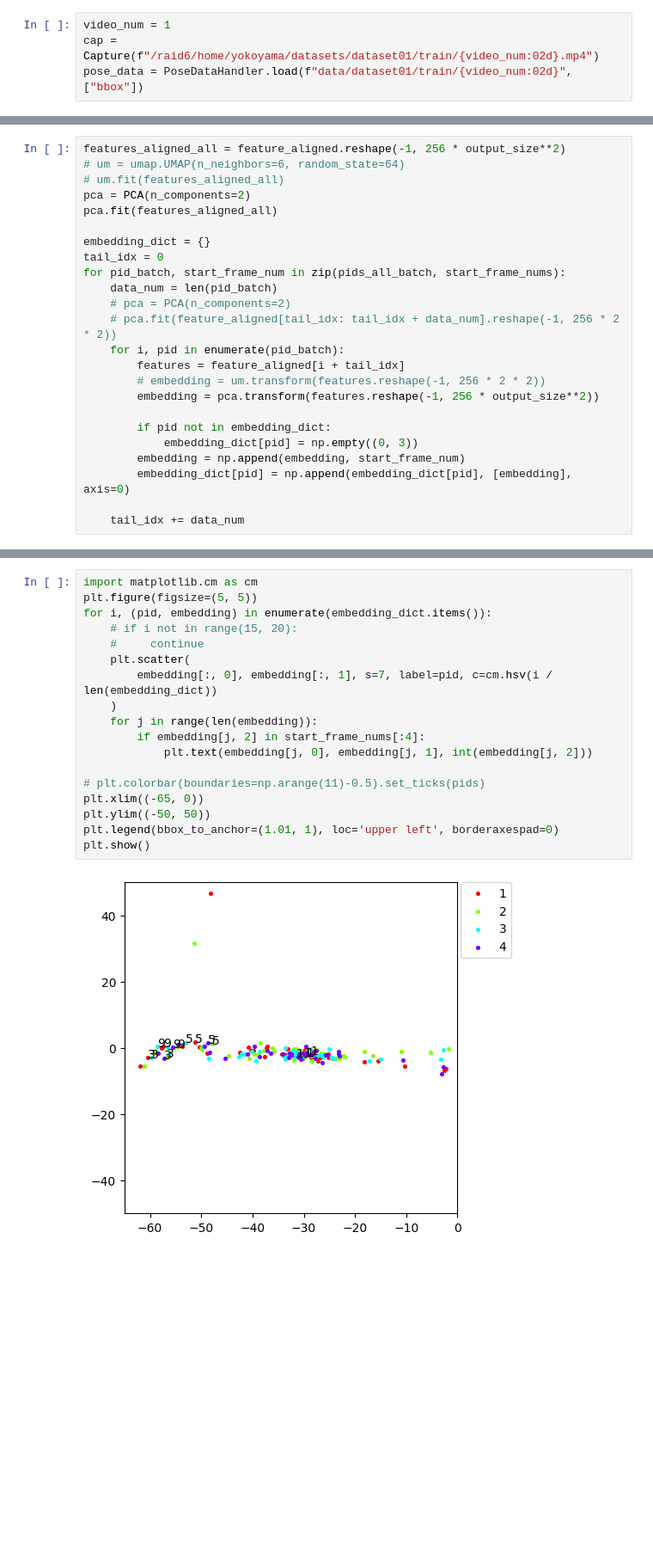
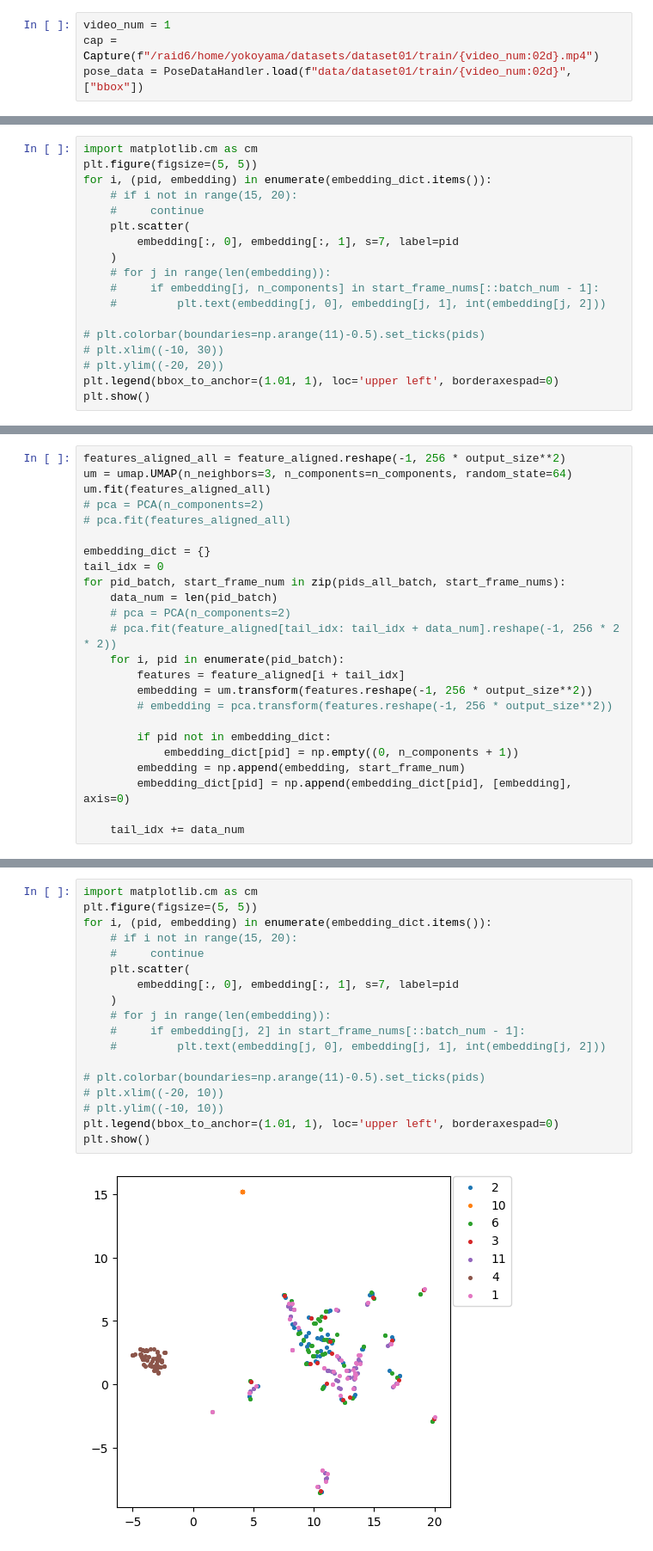
Before and after one commit to kojikojiprg/individual_anomaly, a Jupyter notebook: notebooks/individual/test_i3d_roialign.ipynb, the cells around one changed output, grey strips where cells are left out. Shown at 86% size. Drawn from its saved outputs; the diff is of its cells as text; blank space fills up the shorter version.

```diff
--- a/notebooks/individual/test_i3d_roialign.ipynb
+++ b/notebooks/individual/test_i3d_roialign.ipynb
@@ -192,0 +207,18 @@ pids_all_batch = [
+# %%
+import matplotlib.cm as cm
+plt.figure(figsize=(5, 5))
+for i, (pid, embedding) in enumerate(embedding_dict.items()):
+    # if i not in range(15, 20):
+    #     continue
+    plt.scatter(
+        embedding[:, 0], embedding[:, 1], s=7, label=pid
+    )
+    # for j in range(len(embedding)):
+    #     if embedding[j, n_components] in start_frame_nums[::batch_num - 1]:
+    #         plt.text(embedding[j, 0], embedding[j, 1], int(embedding[j, 2]))
+
+# plt.colorbar(boundaries=np.arange(11)-0.5).set_ticks(pids)
+# plt.xlim((-10, 30))
+# plt.ylim((-20, 20))
+plt.legend(bbox_to_anchor=(1.01, 1), loc='upper left', borderaxespad=0)
+plt.show()
@@ -193,9 +227,9 @@ pids_all_batch = [
 # %%
 features_aligned_all = feature_aligned.reshape(-1, 256 * output_size**2)
-# um = umap.UMAP(n_neighbors=6, random_state=64)
-# um.fit(features_aligned_all)
-pca = PCA(n_components=2)
-pca.fit(features_aligned_all)
+um = umap.UMAP(n_neighbors=3, n_components=n_components, random_state=64)
+um.fit(features_aligned_all)
+# pca = PCA(n_components=2)
+# pca.fit(features_aligned_all)
 
 embedding_dict = {}
 tail_idx = 0
@@ -205,11 +239,11 @@ for pid_batch, start_frame_num in zip(pids_all_batch, start_frame_nums):
     # pca.fit(feature_aligned[tail_idx: tail_idx + data_num].reshape(-1, 256 * 2 * 2))
     for i, pid in enumerate(pid_batch):
         features = feature_aligned[i + tail_idx]
-        # embedding = um.transform(features.reshape(-1, 256 * 2 * 2))
-        embedding = pca.transform(features.reshape(-1, 256 * output_size**2))
+        embedding = um.transform(features.reshape(-1, 256 * output_size**2))
+        # embedding = pca.transform(features.reshape(-1, 256 * output_size**2))
 
         if pid not in embedding_dict:
-            embedding_dict[pid] = np.empty((0, 3))
+            embedding_dict[pid] = np.empty((0, n_components + 1))
         embedding = np.append(embedding, start_frame_num)
         embedding_dict[pid] = np.append(embedding_dict[pid], [embedding], axis=0)
 
@@ -221,20 +255,20 @@ print(start_frame_nums)
 # %%
 import matplotlib.cm as cm
 plt.figure(figsize=(5, 5))
 for i, (pid, embedding) in enumerate(embedding_dict.items()):
     # if i not in range(15, 20):
     #     continue
     plt.scatter(
-        embedding[:, 0], embedding[:, 1], s=7, label=pid, c=cm.hsv(i / len(embedding_dict))
+        embedding[:, 0], embedding[:, 1], s=7, label=pid
     )
-    for j in range(len(embedding)):
-        if embedding[j, 2] in start_frame_nums[:4]:
-            plt.text(embedding[j, 0], embedding[j, 1], int(embedding[j, 2]))
+    # for j in range(len(embedding)):
+    #     if embedding[j, 2] in start_frame_nums[::batch_num - 1]:
+    #         plt.text(embedding[j, 0], embedding[j, 1], int(embedding[j, 2]))
 
 # plt.colorbar(boundaries=np.arange(11)-0.5).set_ticks(pids)
-plt.xlim((-65, 0))
-plt.ylim((-50, 50))
+# plt.xlim((-20, 10))
+# plt.ylim((-10, 10))
 plt.legend(bbox_to_anchor=(1.01, 1), loc='upper left', borderaxespad=0)
 plt.show()
 # %% [output]
-[figure, old version]
+[figure, new version]
```
Also changed, not shown: parts of 17 cells of this notebook.
